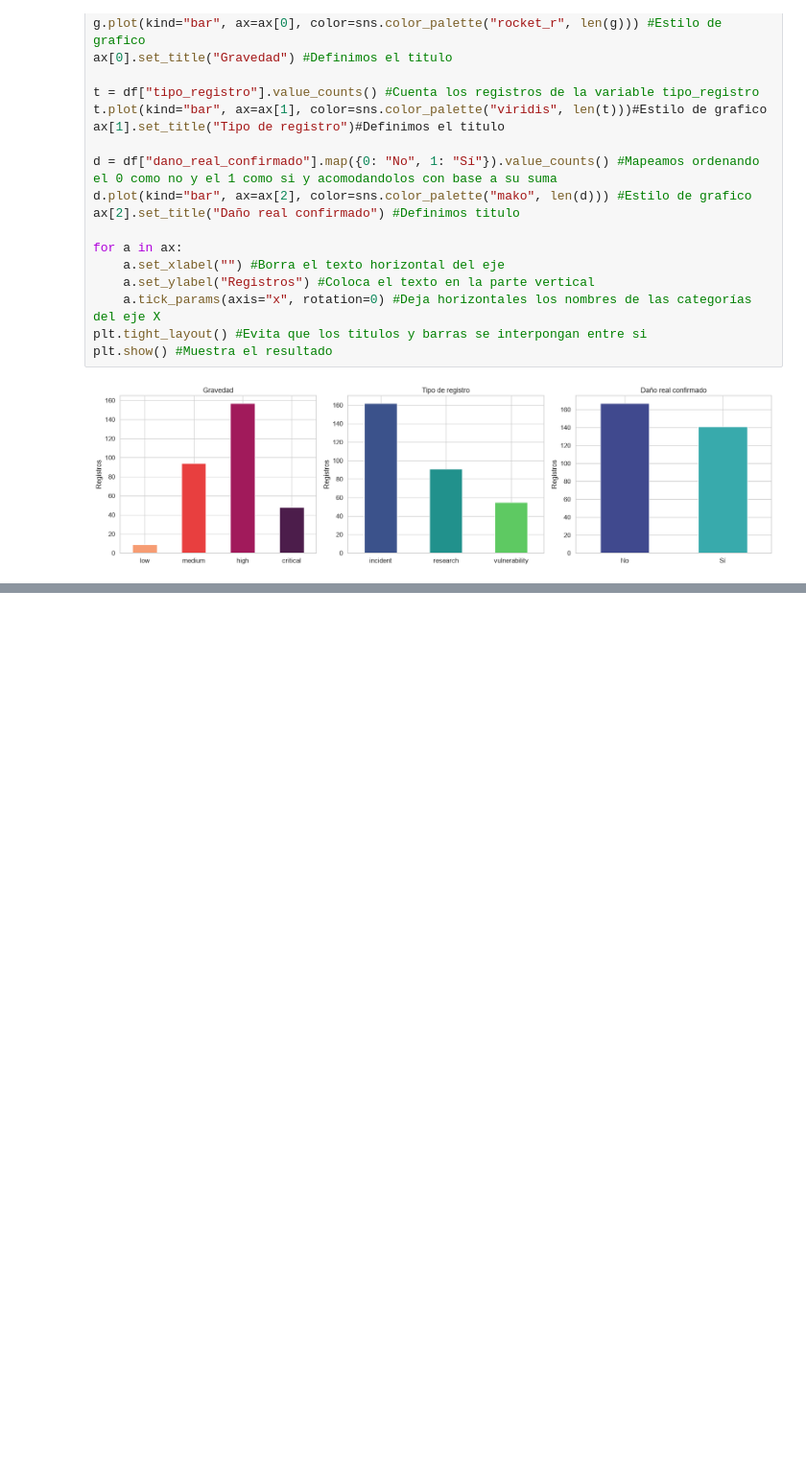
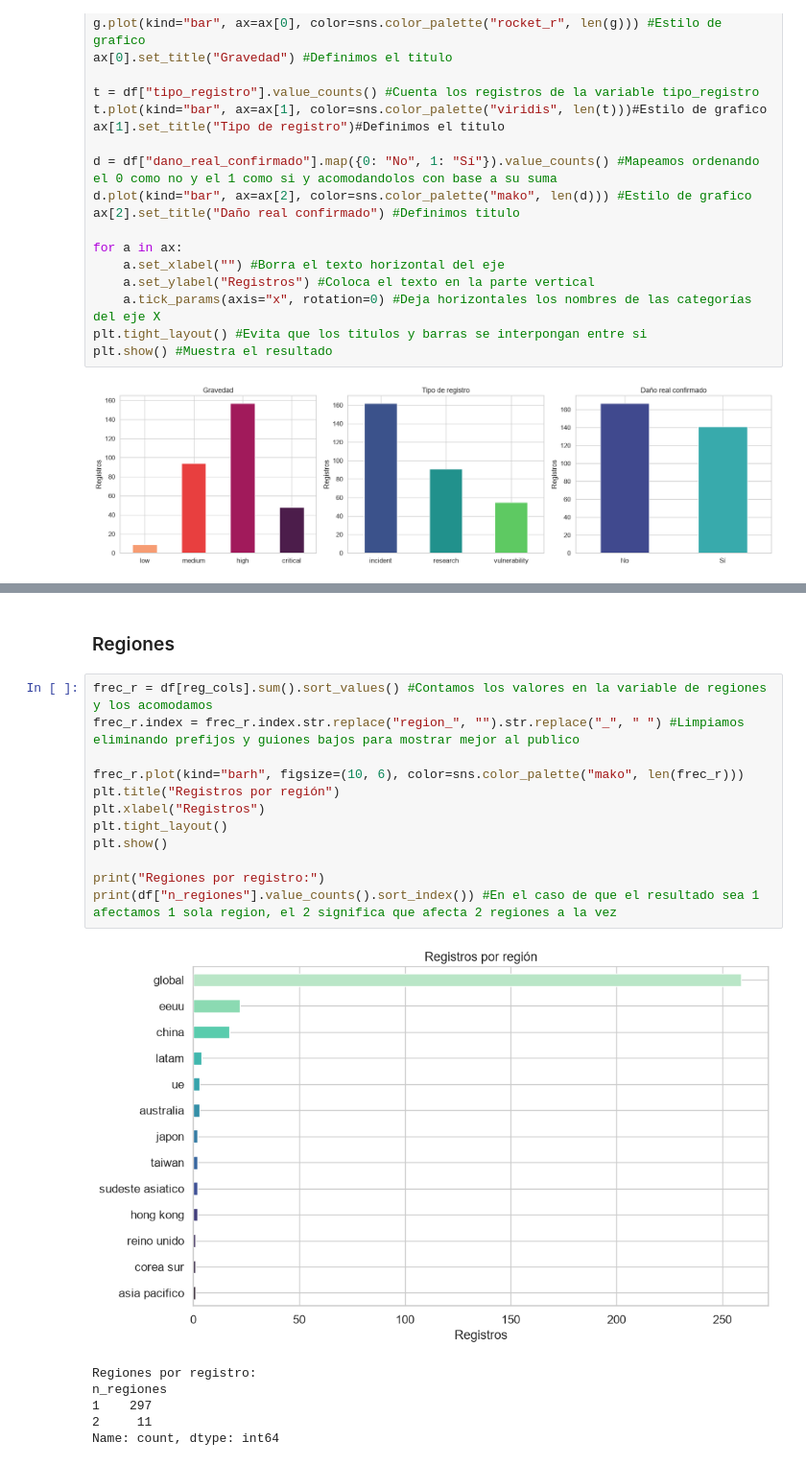
Before and after one commit to jeriel169017-a11y/Mineria-1, a Jupyter notebook: analisis_ia.ipynb, the cells around one changed output, grey strips where cells are left out. Shown at 96% size. Cells and saved outputs as stored; diff of their text form; blank space fills up the shorter version.

```diff
--- a/analisis_ia.ipynb
+++ b/analisis_ia.ipynb
@@ -266,0 +319,21 @@ plt.show() #Muestra el resultado
+# %% [markdown]
+### Regiones
+# %%
+frec_r = df[reg_cols].sum().sort_values() #Contamos los valores en la variable de regiones y los acomodamos
+frec_r.index = frec_r.index.str.replace("region_", "").str.replace("_", " ") #Limpiamos eliminando prefijos y guiones bajos para mostrar mejor al publico
+
+frec_r.plot(kind="barh", figsize=(10, 6), color=sns.color_palette("mako", len(frec_r)))
+plt.title("Registros por región")
+plt.xlabel("Registros")
+plt.tight_layout()
+plt.show()
+
+print("Regiones por registro:")
+print(df["n_regiones"].value_counts().sort_index()) #En el caso de que el resultado sea 1 afectamos 1 sola region, el 2 significa que afecta 2 regiones a la vez
+# %% [output]
+[figure, added]
+Regiones por registro:
+n_regiones
+1    297
+2     11
+Name: count, dtype: int64
```
Also changed, not shown: parts of 28 cells of this notebook.
